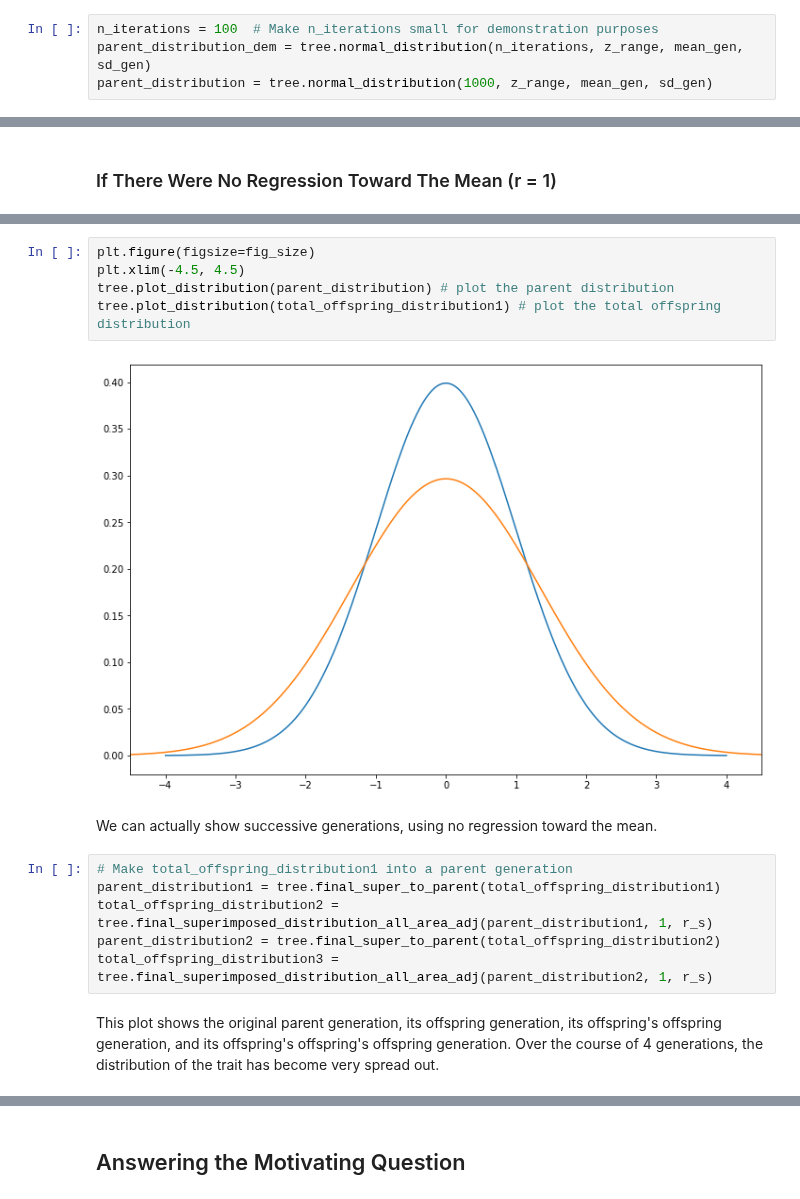
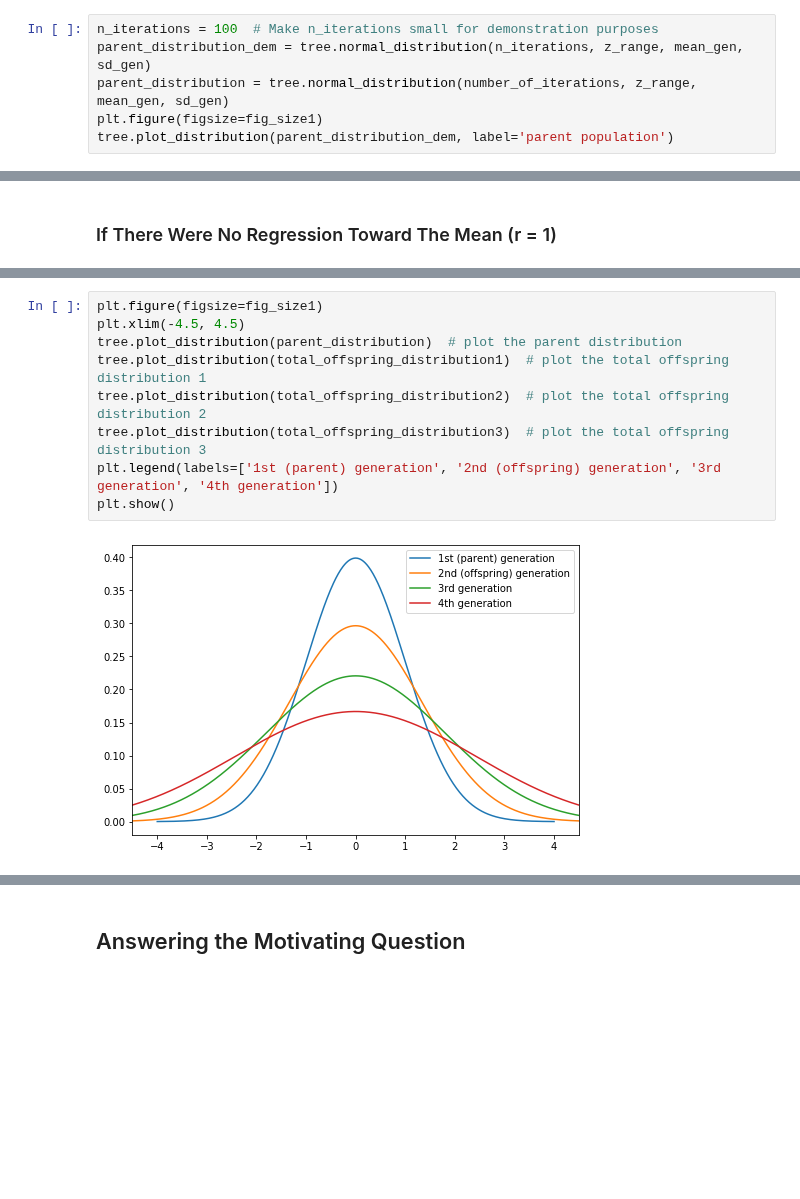
Before and after one commit to jessebmurray/polygenic, a Jupyter notebook: tree_project_explainer.ipynb, the cells around one changed output, grey strips where cells are left out. Cells and saved outputs as stored; diff of their text form; blank space fills up the shorter version.

```diff
--- a/tree_project_explainer.ipynb
+++ b/tree_project_explainer.ipynb
@@ -189,4 +185,6 @@ Technical Notes:
 # %%
 n_iterations = 100  # Make n_iterations small for demonstration purposes
 parent_distribution_dem = tree.normal_distribution(n_iterations, z_range, mean_gen, sd_gen)
-parent_distribution = tree.normal_distribution(1000, z_range, mean_gen, sd_gen)
+parent_distribution = tree.normal_distribution(number_of_iterations, z_range, mean_gen, sd_gen)
+plt.figure(figsize=fig_size1)
+tree.plot_distribution(parent_distribution_dem, label='parent population')
@@ -328,17 +320,11 @@ total_offspring_distribution1 = tree.final_superimposed_distribution_all_area_ad
 # %%
-plt.figure(figsize=fig_size)
+plt.figure(figsize=fig_size1)
 plt.xlim(-4.5, 4.5)
-tree.plot_distribution(parent_distribution) # plot the parent distribution
-tree.plot_distribution(total_offspring_distribution1) # plot the total offspring distribution
+tree.plot_distribution(parent_distribution)  # plot the parent distribution
+tree.plot_distribution(total_offspring_distribution1)  # plot the total offspring distribution 1
+tree.plot_distribution(total_offspring_distribution2)  # plot the total offspring distribution 2
+tree.plot_distribution(total_offspring_distribution3)  # plot the total offspring distribution 3
+plt.legend(labels=['1st (parent) generation', '2nd (offspring) generation', '3rd generation', '4th generation'])
+plt.show()
 # %% [output]
-[figure, old version]
+[figure, new version]
-# %% [markdown]
-We can actually show successive generations, using no regression toward the mean.
-# %%
-# Make total_offspring_distribution1 into a parent generation
-parent_distribution1 = tree.final_super_to_parent(total_offspring_distribution1)
-total_offspring_distribution2 = tree.final_superimposed_distribution_all_area_adj(parent_distribution1, 1, r_s)
-parent_distribution2 = tree.final_super_to_parent(total_offspring_distribution2)
-total_offspring_distribution3 = tree.final_superimposed_distribution_all_area_adj(parent_distribution2, 1, r_s)
-# %% [markdown]
-This plot shows the original parent generation, its offspring generation, its offspring's offspring generation, and its offspring's offspring's offspring generation. Over the course of 4 generations, the distribution of the trait has become very spread out.
```
Also changed, not shown: parts of 33 cells of this notebook.
